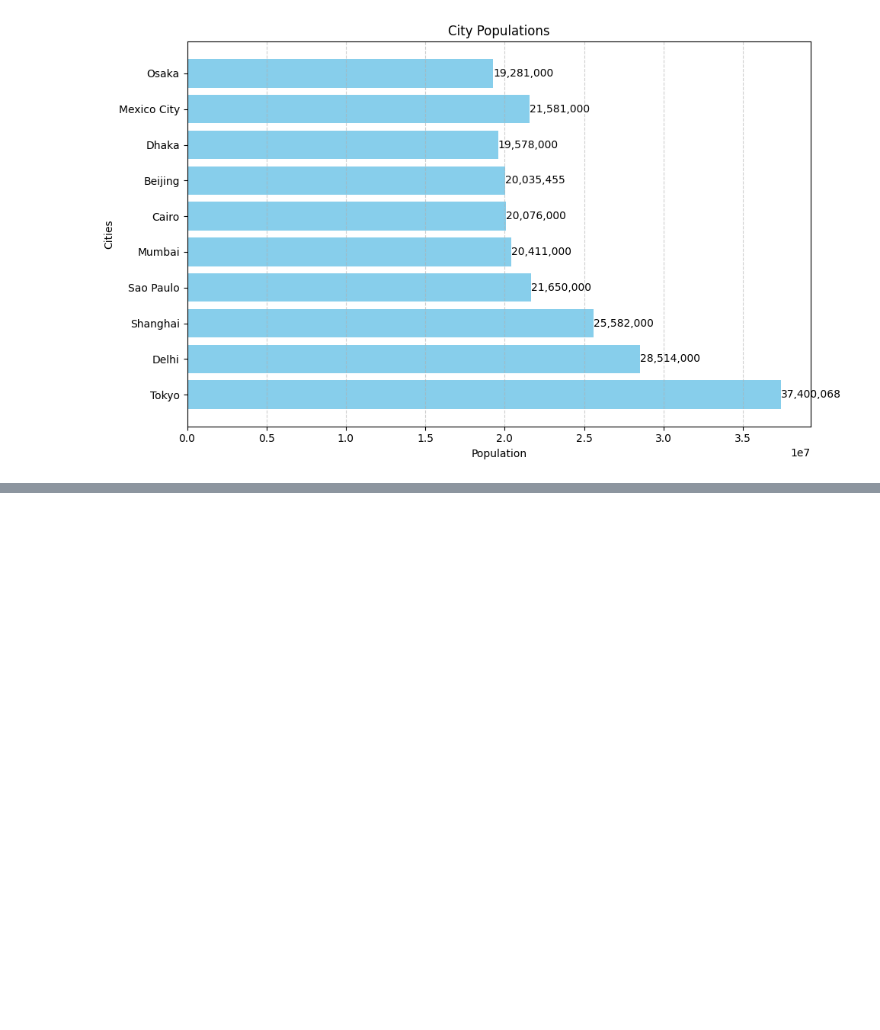
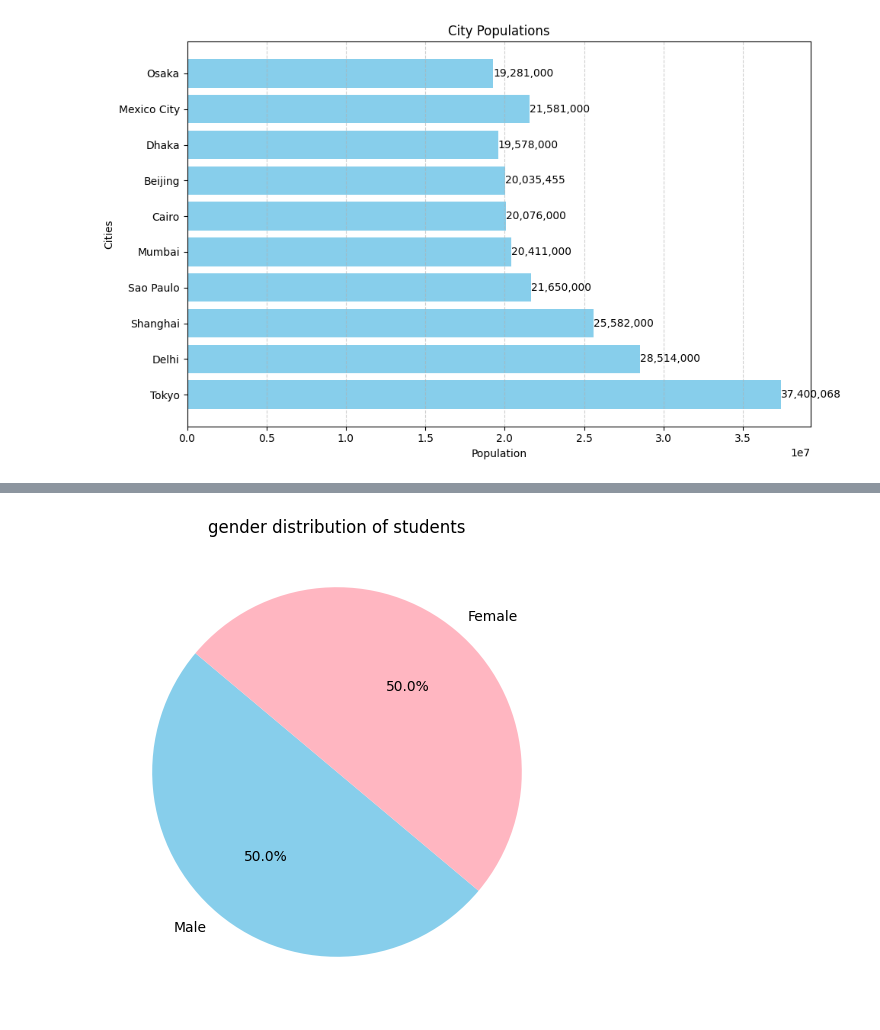
Before and after one commit to ibrahimjohar/PAI-Fall-2024, a Jupyter notebook: Labs/09/lab9.ipynb, the cells around one changed output, grey strips where cells are left out. Cells and saved outputs as stored; diff of their text form; code cells hidden in the pictures; blank space fills up the shorter version.

```diff
--- a/Labs/09/lab9.ipynb
+++ b/Labs/09/lab9.ipynb
@@ -92,0 +131,14 @@ plt.show()
+# %%
+#q05
+import pandas as pd
+import matplotlib.pyplot as plt
+
+data = pd.read_csv('students.csv')
+gender_counts = data['Gender'].value_counts()
+
+plt.figure(figsize=(6, 6))
+plt.pie(gender_counts, labels=gender_counts.index, autopct='%1.1f%%', startangle=140, colors=['skyblue', 'lightpink'])
+plt.title('gender distribution of students')
+plt.show()
+# %% [output]
+[figure, added]
```
Also changed, not shown: parts of 6 cells of this notebook, 1 other file.
